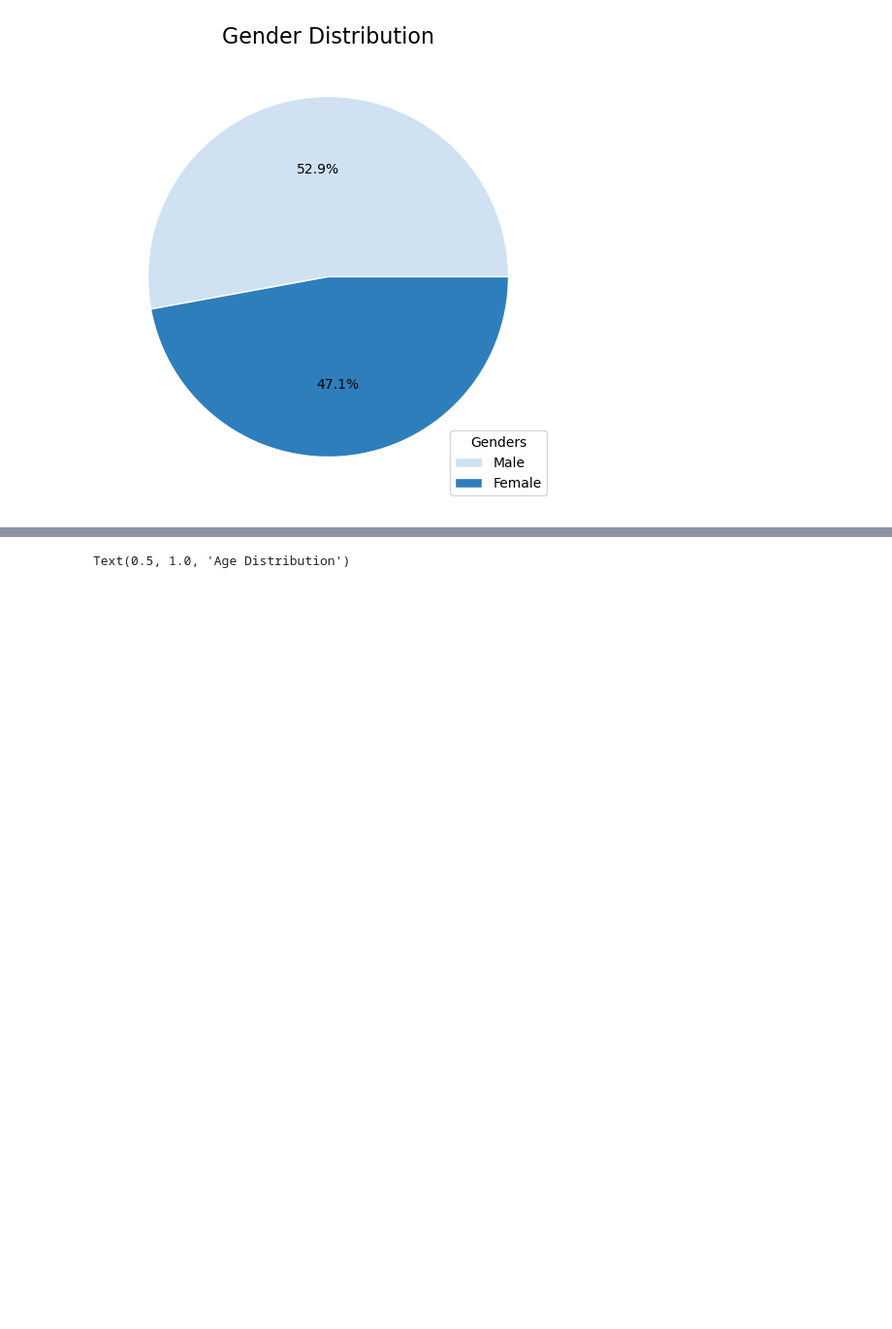
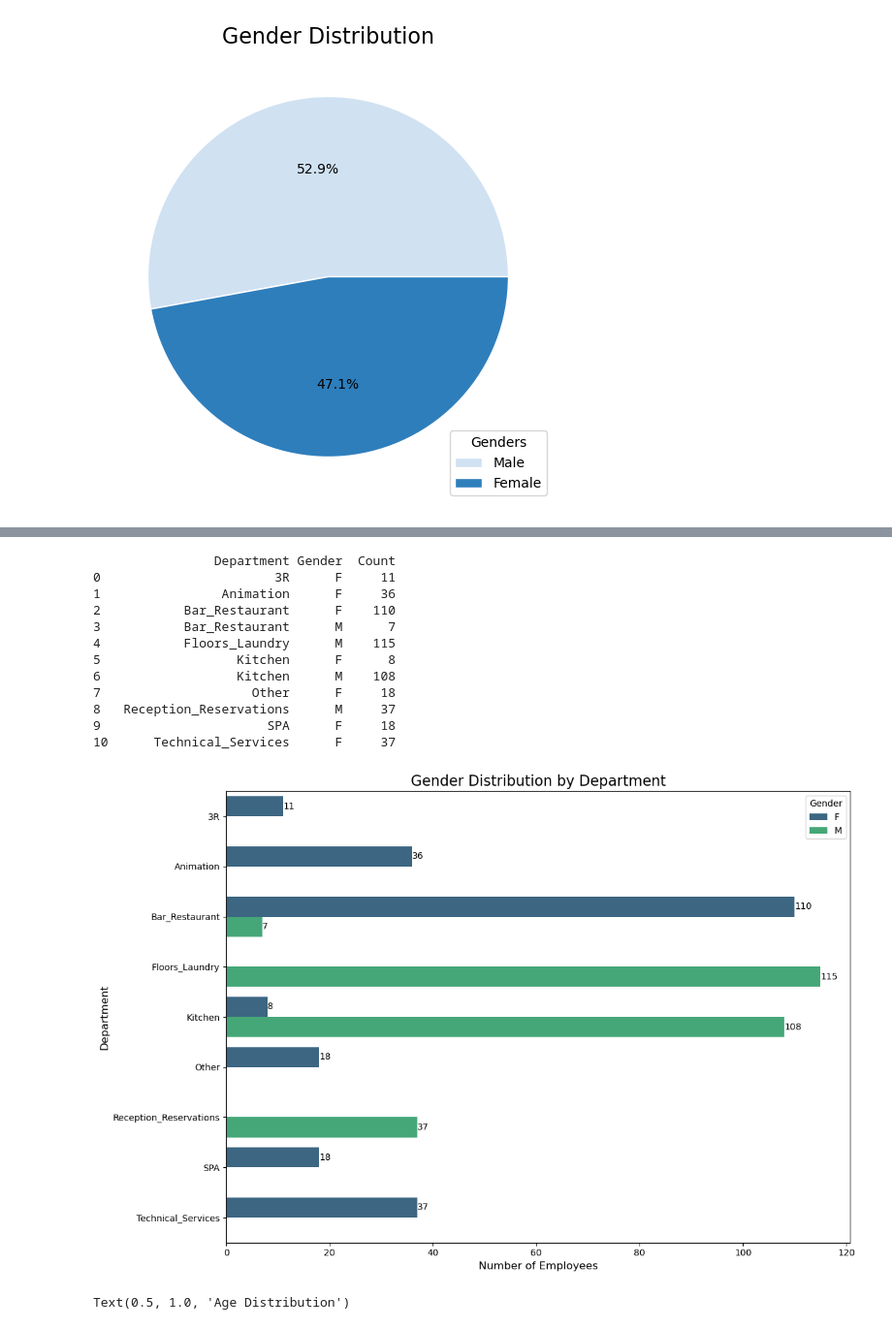
Before and after one commit to nachogalasso/da_python, a Jupyter notebook: hotel_hranalytics/hhanalysis.ipynb, the cells around one changed output, grey strips where cells are left out. Shown: that part at 97% size. Drawn from its saved outputs; the diff is of its cells as text; code cells hidden in the pictures; blank space fills up the shorter version.

```diff
--- a/hotel_hranalytics/hhanalysis.ipynb
+++ b/hotel_hranalytics/hhanalysis.ipynb
@@ -244,3 +350,43 @@ plt.show()
+# %%
+gender_by_dep = emp_gender_by_dep.groupby(['Department', 'Gender']).size().reset_index(name='Count')
+print(gender_by_dep)
+
+plt.figure(figsize=(12, 8))
+ax = sns.barplot(
+    data=gender_by_dep,
+    x='Count',
+    y='Department',
+    hue='Gender',
+    palette='viridis',
+    ci=None
+)
+
+for container in ax.containers:  # Iterar sobre los contenedores de barras
+    ax.bar_label(container, fmt='%d', label_type='edge', fontsize=10, color='black')
+
+
+plt.title('Gender Distribution by Department', fontsize=16)
+plt.xlabel('Number of Employees', fontsize=12)
+plt.ylabel('Department', fontsize=12)
+plt.legend(title='Gender')
+plt.tight_layout()
+
+
+plt.show()
+# %% [output]
+                Department Gender  Count
+0                       3R      F     11
+1                Animation      F     36
+2           Bar_Restaurant      F    110
+3           Bar_Restaurant      M      7
+4           Floors_Laundry      M    115
+5                  Kitchen      F      8
+6                  Kitchen      M    108
+7                    Other      F     18
+8   Reception_Reservations      M     37
+9                      SPA      F     18
+10      Technical_Services      F     37
+[figure, added]
 # %%
 #Age range
 
```
Also changed, not shown: parts of 8 cells of this notebook.
